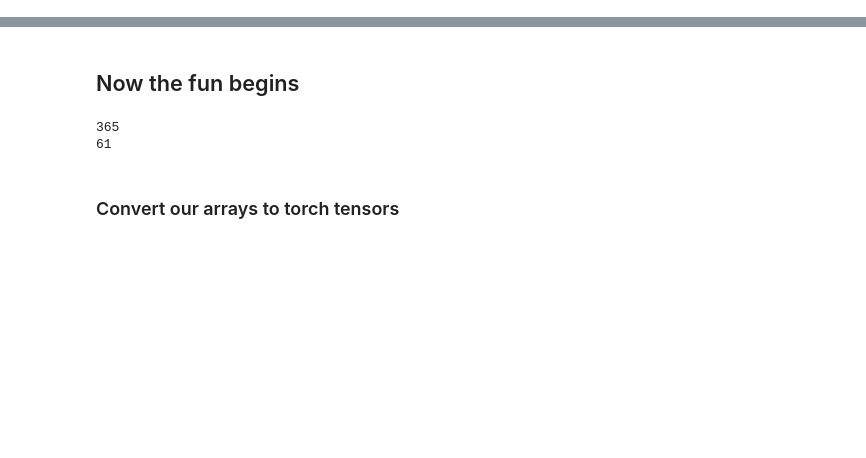
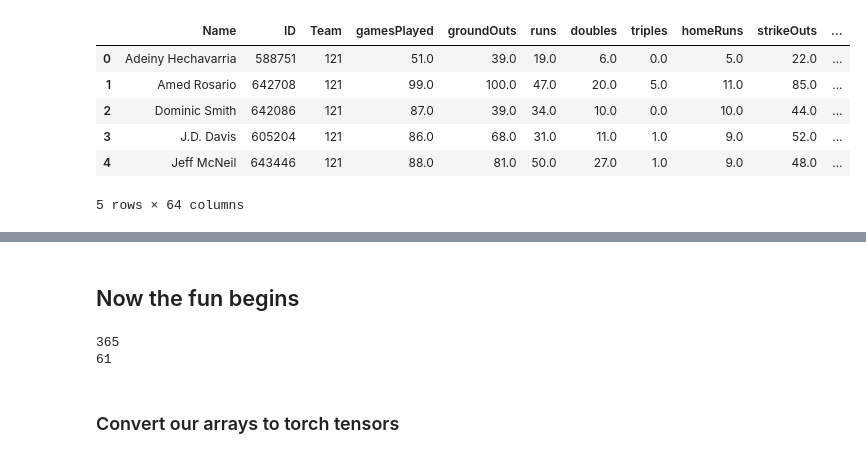
Before and after one commit to rohannarain/beat_the_streak, a Jupyter notebook: train_model.ipynb, the cells around one changed output, grey strips where cells are left out. Saved outputs shown, nothing was run; the diff lists cells and outputs as text; code cells hidden in the pictures; blank space fills up the shorter version.

```diff
--- a/train_model.ipynb
+++ b/train_model.ipynb
@@ -72,0 +104,11 @@ np.mean(logreg.predict(data_val) == labels_val)
+# %%
+hits_test = pd.read_csv("player_stats_07_25_2019.csv")
+hits_test.head()
+# %% [output]
+|  | Name | ID | Team | gamesPlayed | groundOuts | runs | doubles | triples | homeRuns | strikeOuts | ... |
+| 0 | Adeiny Hechavarria | 588751 | 121 | 51.0 | 39.0 | 19.0 | 6.0 | 0.0 | 5.0 | 22.0 | ... |
+| 1 | Amed Rosario | 642708 | 121 | 99.0 | 100.0 | 47.0 | 20.0 | 5.0 | 11.0 | 85.0 | ... |
+| 2 | Dominic Smith | 642086 | 121 | 87.0 | 39.0 | 34.0 | 10.0 | 0.0 | 10.0 | 44.0 | ... |
+| 3 | J.D. Davis | 605204 | 121 | 86.0 | 68.0 | 31.0 | 11.0 | 1.0 | 9.0 | 52.0 | ... |
+| 4 | Jeff McNeil | 643446 | 121 | 88.0 | 81.0 | 50.0 | 27.0 | 1.0 | 9.0 | 48.0 | ... |
+5 rows × 64 columns
```
Also changed, not shown: parts of 22 cells of this notebook, 3 other files.
